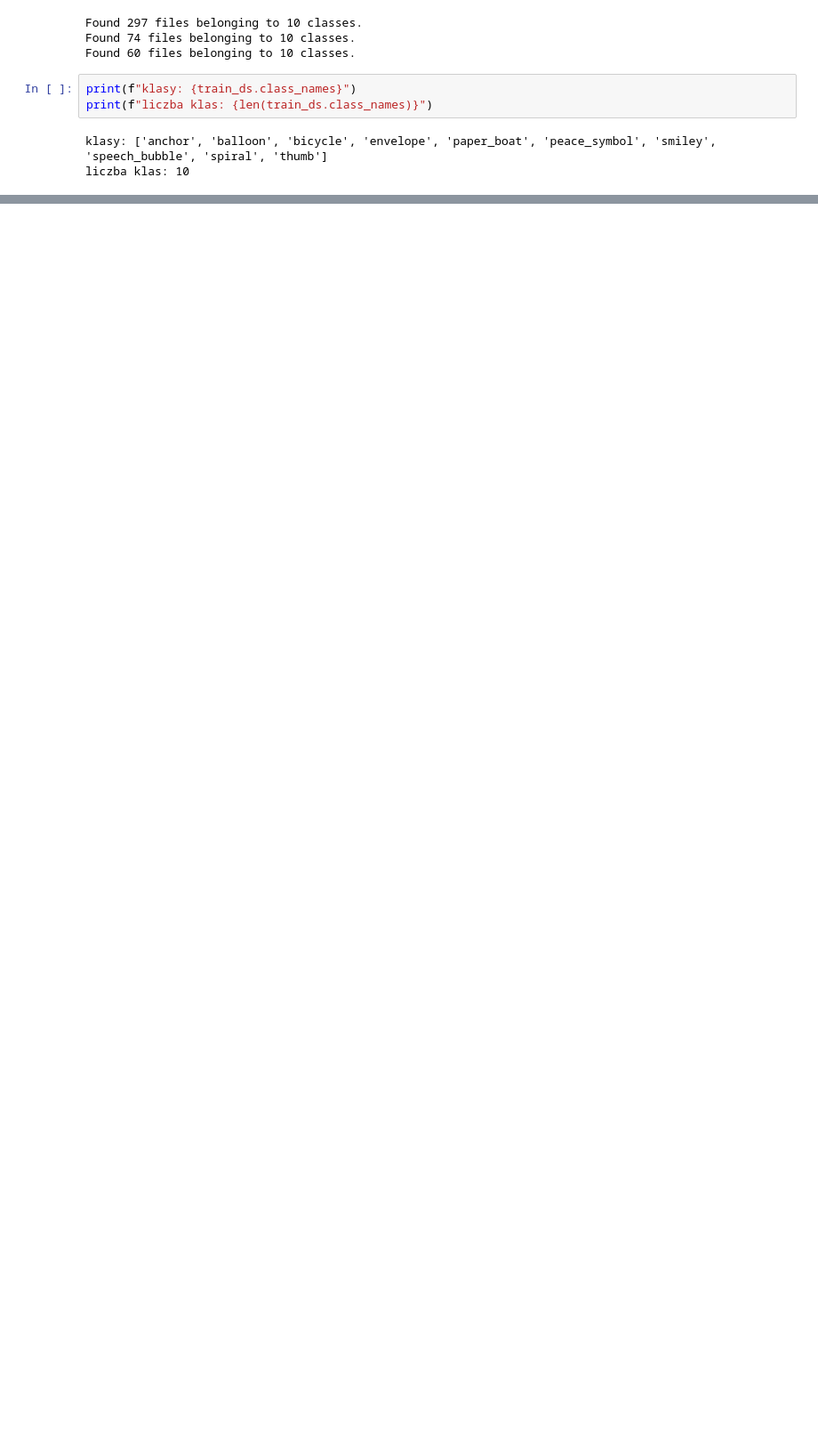
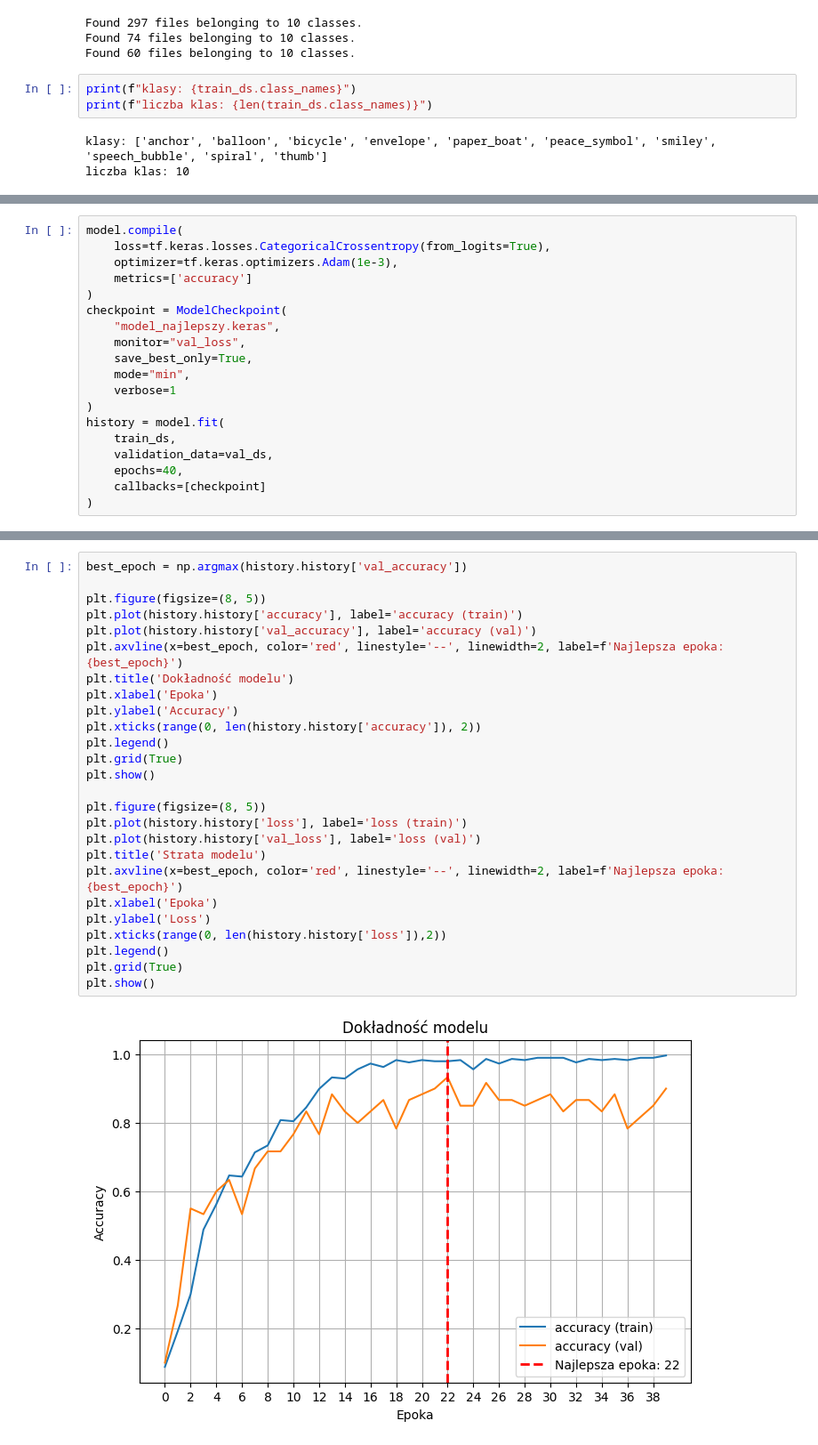
Before and after one commit to fidok15/ProjektRekrutacjaSolvro, a Jupyter notebook: Project/tensorflow.ipynb, the cells around one changed output, grey strips where cells are left out. Shown at 89% size. Drawn from its saved outputs; the diff is of its cells as text; blank space fills up the shorter version.

```diff
--- a/Project/tensorflow.ipynb
+++ b/Project/tensorflow.ipynb
@@ -77,0 +207,19 @@ liczba klas: 10
+# %%
+model.compile(
+    loss=tf.keras.losses.CategoricalCrossentropy(from_logits=True),
+    optimizer=tf.keras.optimizers.Adam(1e-3),
+    metrics=['accuracy']
+)
+checkpoint = ModelCheckpoint(
+    "model_najlepszy.keras",
+    monitor="val_loss",
+    save_best_only=True,
+    mode="min",
+    verbose=1
+)
+history = model.fit(
+    train_ds,
+    validation_data=val_ds,
+    epochs=40,
+    callbacks=[checkpoint]
+)
@@ -77,0 +244,28 @@ liczba klas: 10
+# %%
+best_epoch = np.argmax(history.history['val_accuracy'])
+
+plt.figure(figsize=(8, 5))
+plt.plot(history.history['accuracy'], label='accuracy (train)')
+plt.plot(history.history['val_accuracy'], label='accuracy (val)')
+plt.axvline(x=best_epoch, color='red', linestyle='--', linewidth=2, label=f'Najlepsza epoka: {best_epoch}')
+plt.title('Dokładność modelu')
+plt.xlabel('Epoka')
+plt.ylabel('Accuracy')
+plt.xticks(range(0, len(history.history['accuracy']), 2))
+plt.legend()
+plt.grid(True)
+plt.show()
+
+plt.figure(figsize=(8, 5))
+plt.plot(history.history['loss'], label='loss (train)')
+plt.plot(history.history['val_loss'], label='loss (val)')
+plt.title('Strata modelu')
+plt.axvline(x=best_epoch, color='red', linestyle='--', linewidth=2, label=f'Najlepsza epoka: {best_epoch}')
+plt.xlabel('Epoka')
+plt.ylabel('Loss')
+plt.xticks(range(0, len(history.history['loss']),2))
+plt.legend()
+plt.grid(True)
+plt.show()
+# %% [output]
+[figure, added]
```
Also changed, not shown: parts of 11 cells of this notebook, 3 other files.
